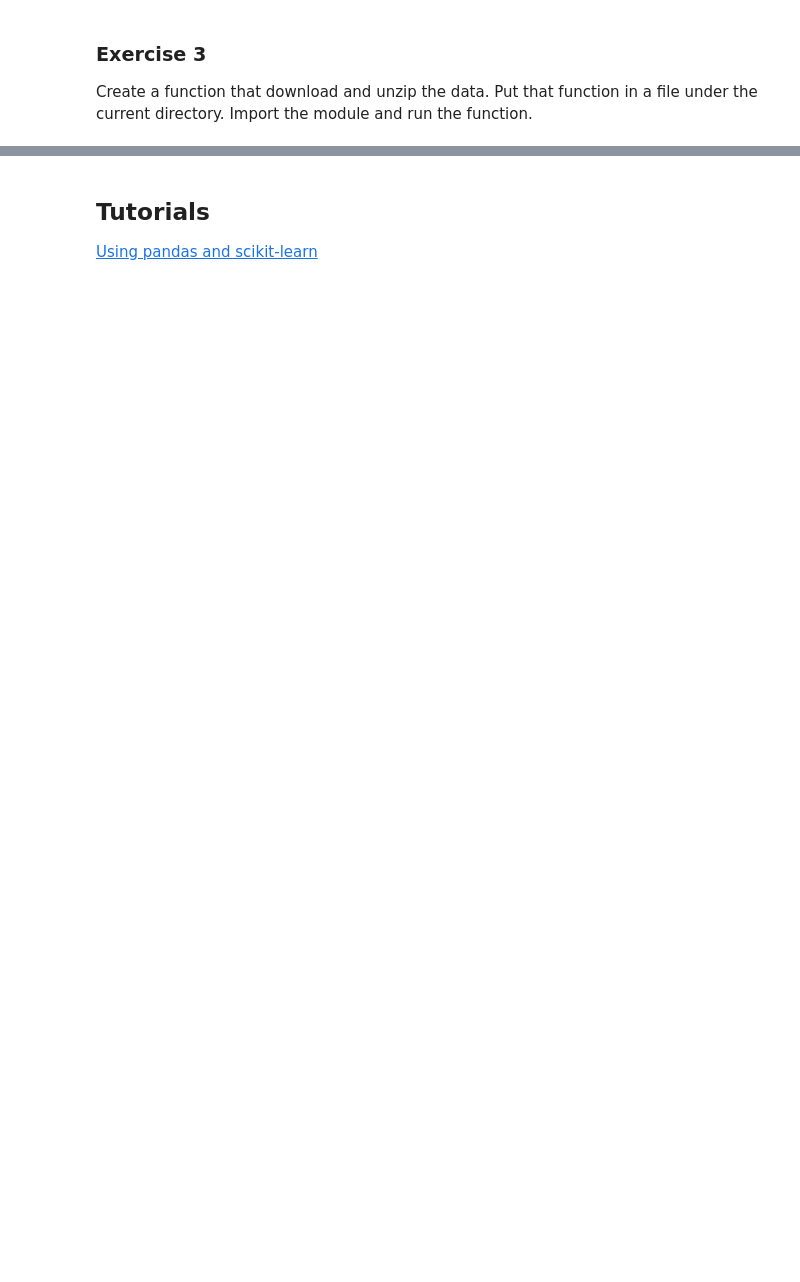
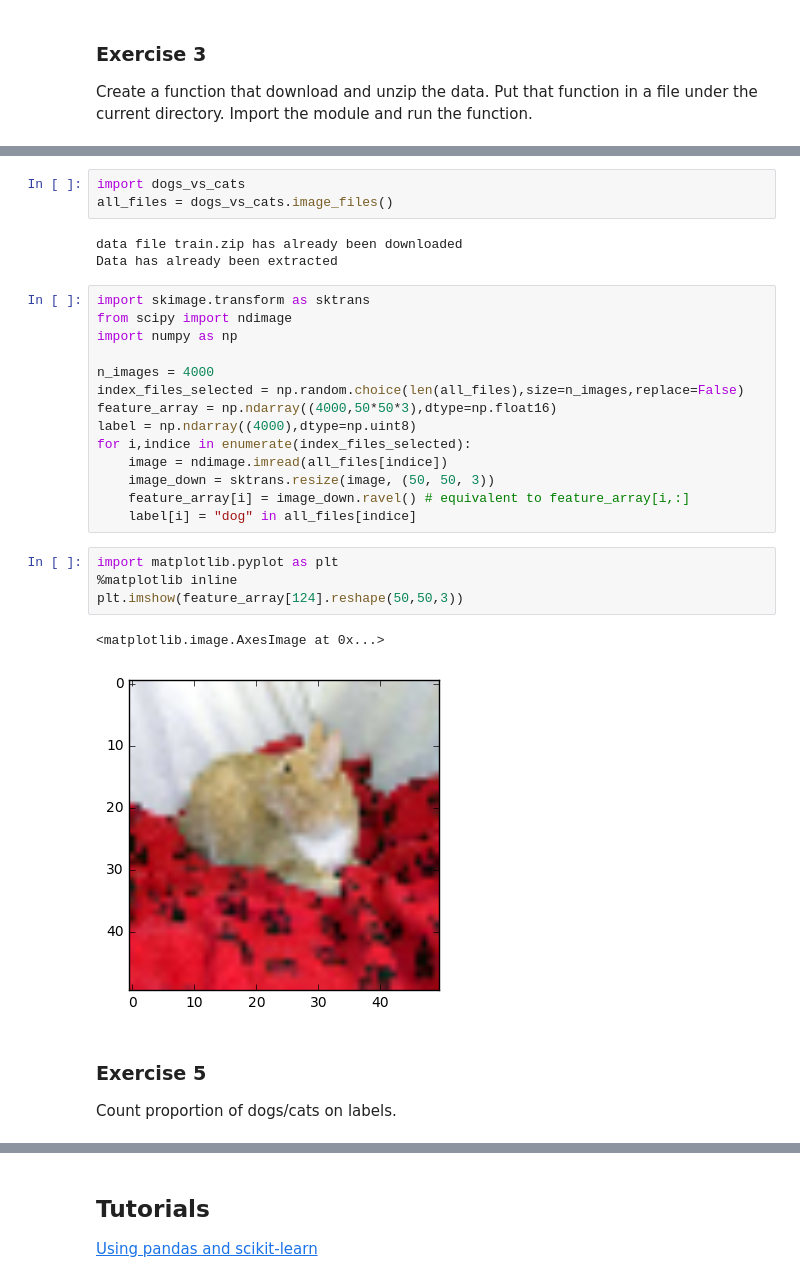
Before and after one commit to gonzmg88/python_course_ipl, a Jupyter notebook: PythonCourse.ipynb, the cells around one changed output, grey strips where cells are left out. Drawn from its saved outputs; the diff is of its cells as text; blank space fills up the shorter version.

```diff
--- a/PythonCourse.ipynb
+++ b/PythonCourse.ipynb
@@ -250,0 +282,30 @@ Create a function that download and unzip the data. Put that function in a file
+# %%
+import dogs_vs_cats
+all_files = dogs_vs_cats.image_files()
+# %% [output]
+data file train.zip has already been downloaded
+Data has already been extracted
+# %%
+import skimage.transform as sktrans
+from scipy import ndimage
+import numpy as np
+
+n_images = 4000
+index_files_selected = np.random.choice(len(all_files),size=n_images,replace=False)
+feature_array = np.ndarray((4000,50*50*3),dtype=np.float16)
+label = np.ndarray((4000),dtype=np.uint8)
+for i,indice in enumerate(index_files_selected):
+    image = ndimage.imread(all_files[indice])
+    image_down = sktrans.resize(image, (50, 50, 3))
+    feature_array[i] = image_down.ravel() # equivalent to feature_array[i,:]
+    label[i] = "dog" in all_files[indice]
+# %%
+import matplotlib.pyplot as plt
+%matplotlib inline
+plt.imshow(feature_array[124].reshape(50,50,3))
+# %% [output]
+<matplotlib.image.AxesImage at 0x...>
+[figure, added]
+# %% [markdown]
+### Exercise 5
+Count proportion of dogs/cats on labels.
```
Also changed, not shown: parts of 10 cells of this notebook, 6 other files.
